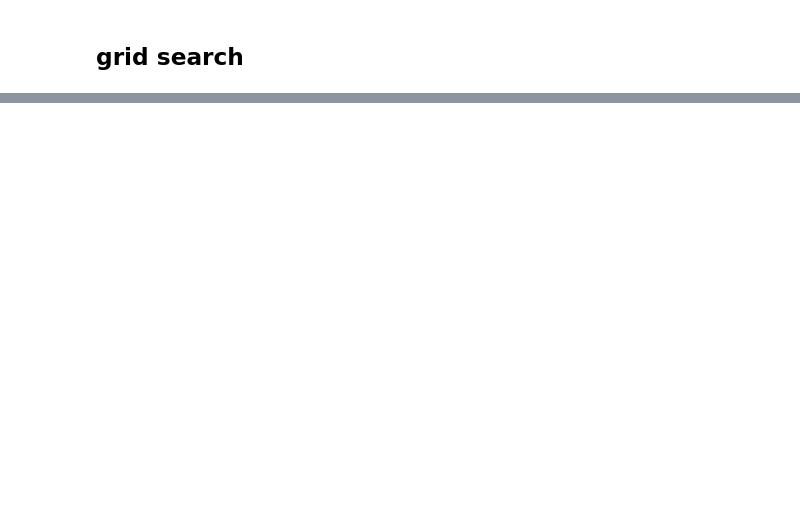
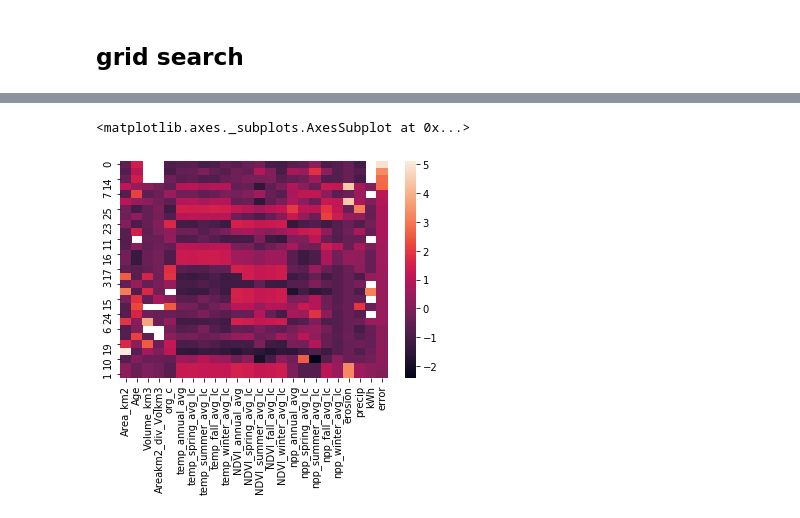
Before and after one commit to kkrlee/hydropower, a Jupyter notebook: yaniv/co2_emissions_Boosting.ipynb, the cells around one changed output, grey strips where cells are left out. Cells and saved outputs as stored; diff of their text form; code cells hidden in the pictures; blank space fills up the shorter version.

```diff
--- a/yaniv/co2_emissions_Boosting.ipynb
+++ b/yaniv/co2_emissions_Boosting.ipynb
@@ -220,0 +242,17 @@ xgb_best.score(x_test, y_test)
+# %%
+predictions = pd.DataFrame(columns=['actual','predicted'], data=list(zip(y_test, xgb_reg.predict(x_test))))
+
+comparing = x_test.copy().reset_index().drop(['index'], axis=1)
+comparing['actual'] = predictions['actual']
+comparing['predicted'] = predictions['predicted']
+comparing['error'] = abs(comparing['actual'] - comparing['predicted'])/comparing['actual']
+# %%
+import seaborn as sns
+
+pd.options.display.max_rows = None
+pd.options.display.max_columns = None
+
+sns.heatmap(comparing.sort_values(by='error', ascending=False).drop(['actual','predicted'],axis=1))
+# %% [output]
+<matplotlib.axes._subplots.AxesSubplot at 0x...>
+[figure, added]
```
Also changed, not shown: parts of 33 cells of this notebook.
